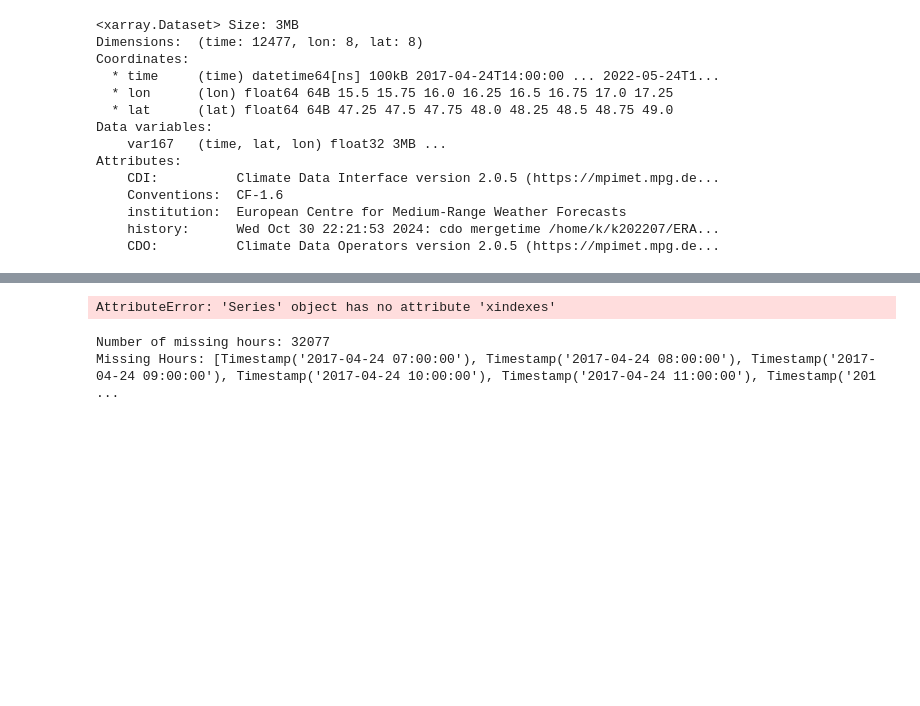
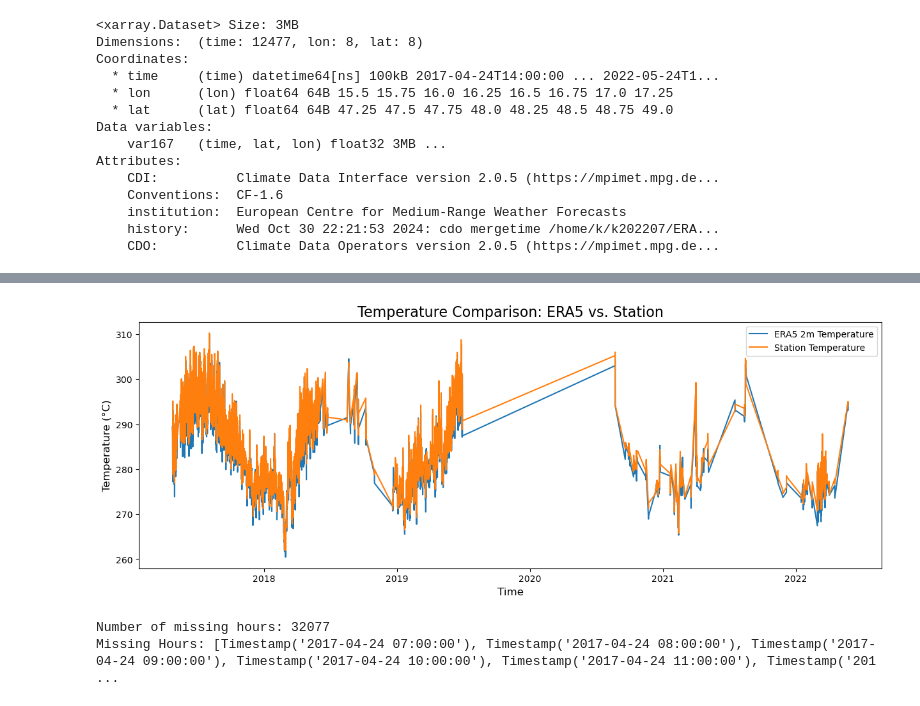
Before and after one commit to Ferdinand1123/digital-twin-for-weather-station, a Jupyter notebook: era5_testing.ipynb, the cells around one changed output, grey strips where cells are left out. Saved outputs shown, nothing was run; the diff lists cells and outputs as text; code cells hidden in the pictures; blank space fills up the shorter version.

Commit message:
Stations and training

```diff
--- a/era5_testing.ipynb
+++ b/era5_testing.ipynb
@@ -229,28 +228,37 @@ vienna_station.df
 # %%
 # Load the cropped ERA5 data
 era5_data = xr.open_dataset('ERA5_DRKZ/vienna_t2m_2017-2024_data_cropped_era5.nc')
 
-# Extract the 2m temperature variable (assuming it's named 't2m')
-era5_t2m = era5_data['var167']
-era5_t2m_celsius = era5_t2m
+# Extract the 2m temperature variable (assuming it's named 'var167')
+era5_t2m = era5_data['var167'].sel(lat = 48.2303, lon = 16.3609 , method="nearest")
+era5_t2m_celsius = era5_t2m  # Assuming already in Celsius
 
 # Extract station temperature data (assuming 'tas' is in Kelvin)
 station_tas_celsius = vienna_station.df['tas']
 
-# Align time indices if necessary
-era5_t2m_celsius, station_tas_celsius = xr.align(era5_t2m_celsius, station_tas_celsius, join='inner')
+
+# Convert station_tas_celsius to xarray.DataArray
+station_tas_da = xr.DataArray(
+    station_tas_celsius.values,
+    coords=[station_tas_celsius.index],
+    dims=["time"],
+    name="tas_celsius"
+)
+
+# Align using xr.align
+era5_aligned, station_aligned = xr.align(era5_t2m_celsius, station_tas_da, join='inner')
 
 # Plotting
 plt.figure(figsize=(15, 5))
-plt.plot(era5_t2m_celsius.time, era5_t2m_celsius, label='ERA5 2m Temperature')
-plt.plot(station_tas_celsius.index, station_tas_celsius, label='Station Temperature')
+plt.plot(era5_aligned.time, era5_aligned, label='ERA5 2m Temperature')
+plt.plot(station_aligned.time, station_aligned, label='Station Temperature')
 plt.xlabel('Time')
 plt.ylabel('Temperature (°C)')
 plt.title('Temperature Comparison: ERA5 vs. Station')
 plt.legend()
 plt.show()
 # %% [output]
-AttributeError: 'Series' object has no attribute 'xindexes'
+[figure, added]
 # %%
 # Initialize StationData
 
```
Also changed, not shown: parts of 21 cells of this notebook, 17 other files.
